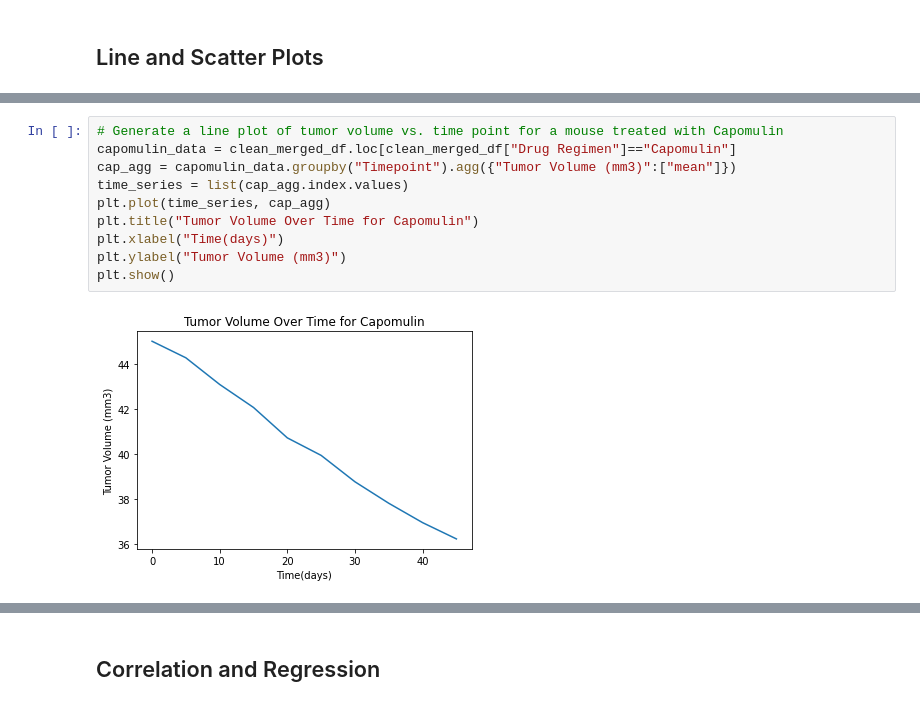
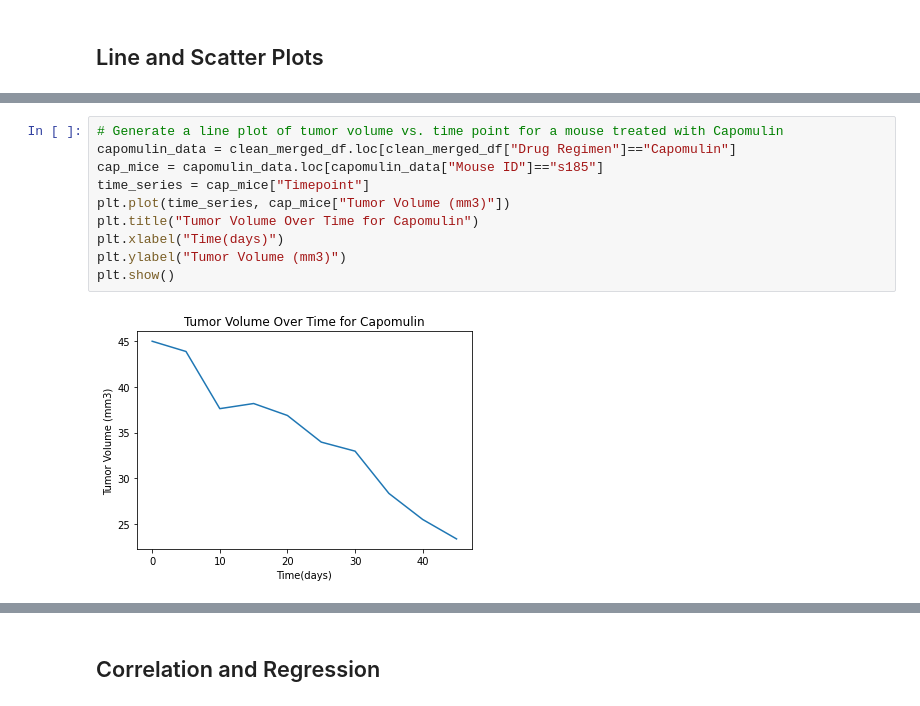
Before and after one commit to J3N1/UCI_Homework_Hwang, a Jupyter notebook: 05-Matplotlib_Challenge/pymaceuticals_starter.ipynb, the cells around one changed output, grey strips where cells are left out. Saved outputs shown, nothing was run; the diff lists cells and outputs as text.

```diff
--- a/05-Matplotlib_Challenge/pymaceuticals_starter.ipynb
+++ b/05-Matplotlib_Challenge/pymaceuticals_starter.ipynb
@@ -301,12 +308,12 @@ TypeError: cannot perform reduce with flexible type
 # %%
 # Generate a line plot of tumor volume vs. time point for a mouse treated with Capomulin
 capomulin_data = clean_merged_df.loc[clean_merged_df["Drug Regimen"]=="Capomulin"]
-cap_agg = capomulin_data.groupby("Timepoint").agg({"Tumor Volume (mm3)":["mean"]})
-time_series = list(cap_agg.index.values)
-plt.plot(time_series, cap_agg)
+cap_mice = capomulin_data.loc[capomulin_data["Mouse ID"]=="s185"]
+time_series = cap_mice["Timepoint"]
+plt.plot(time_series, cap_mice["Tumor Volume (mm3)"])
 plt.title("Tumor Volume Over Time for Capomulin")
 plt.xlabel("Time(days)")
 plt.ylabel("Tumor Volume (mm3)")
 plt.show()
 # %% [output]
-[figure, old version]
+[figure, new version]
```
Also changed, not shown: parts of 10 cells of this notebook.
